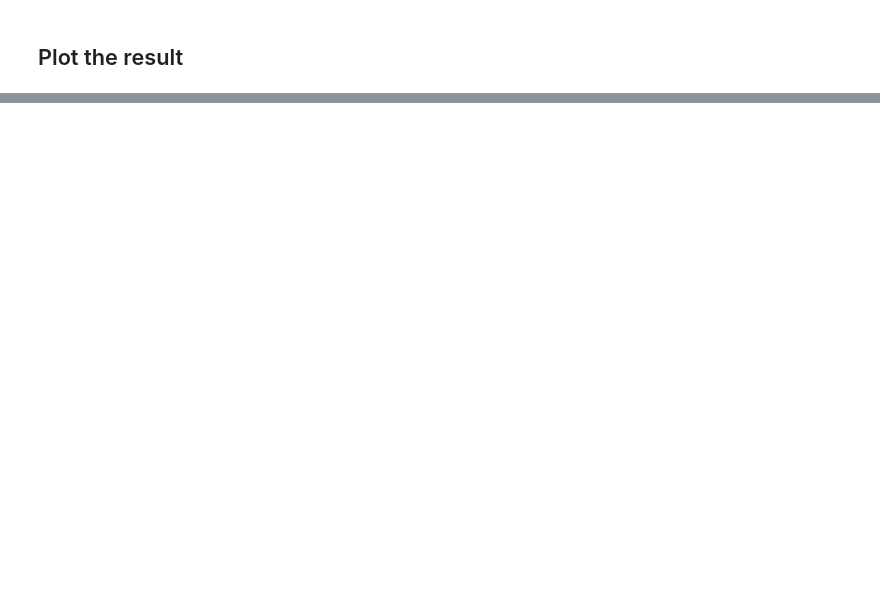
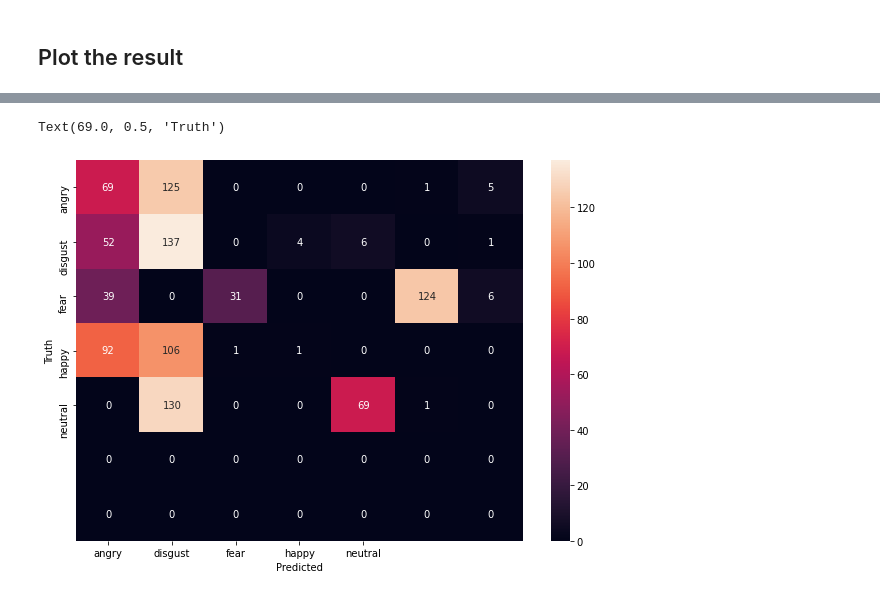
Before and after one commit to Sakib75/emo_detect, a Jupyter notebook: Emo_MFCC.ipynb, the cells around one changed output, grey strips where cells are left out. Drawn from its saved outputs; the diff is of its cells as text; code cells hidden in the pictures; blank space fills up the shorter version.

```diff
--- a/Emo_MFCC.ipynb
+++ b/Emo_MFCC.ipynb
@@ -66,6 +66,6 @@ Audio(path.iloc[1])
 ## Feature Extraction
 # %%
 def extract_mfcc(filename):
-    y ,sr = librosa.load(filename, duration=3, offset=0.5)
+    y ,sr = librosa.load(filename, duration=5, offset=0.5)
     mfcc =np.mean(librosa.feature.mfcc(y=y,sr=sr,n_mfcc=40).T,axis=0)
     return mfcc
@@ -120,4 +142,9 @@ X.shape
 # %%
 from sklearn.preprocessing import OneHotEncoder
 enc = OneHotEncoder()
-y = enc.fit_transform(df[['label']])
+
+y = enc.fit_transform(df[['label']][0:1000])
+
+print(y.shape)
+y
+enc.categories_[0]
@@ -211,0 +219,4 @@ plt.legend()
+# %%
+from tensorflow import keras
+loaded_model = keras.models.load_model('only_bangla.h5')
+loaded_model.summary()
@@ -211,0 +241,17 @@ plt.legend()
+# %%
+Y_pred = loaded_model.predict(X)
+# %%
+
+
+y_pred_labels = [np.argmax(i) for i in Y_pred]
+y_real_labels = [np.argmax(i) for i in y]
+import tensorflow as tf
+cm = tf.math.confusion_matrix(labels=y_real_labels,predictions=y_pred_labels)
+import seaborn as sn
+plt.figure(figsize= (10,7))
+sn.heatmap(cm,annot=True,fmt='d',xticklabels=enc.categories_[0],yticklabels=enc.categories_[0])
+plt.xlabel('Predicted')
+plt.ylabel('Truth')
+# %% [output]
+Text(69.0, 0.5, 'Truth')
+[figure, added]
```
Also changed, not shown: parts of 24 cells of this notebook, 4 other files.
